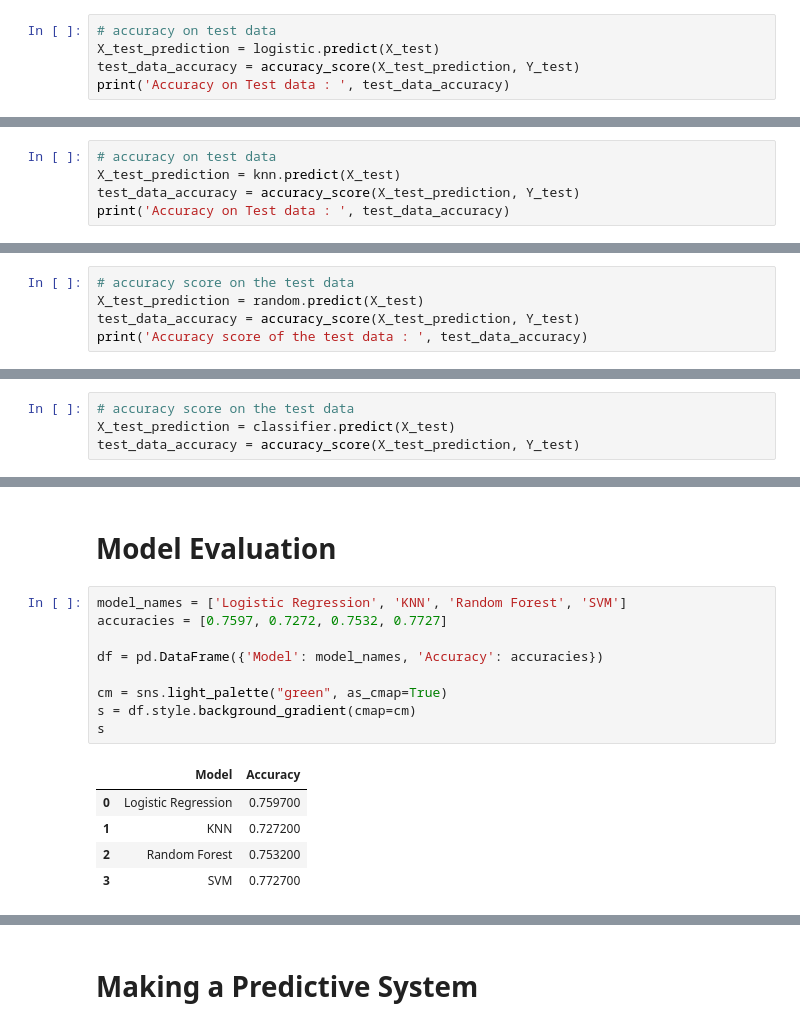
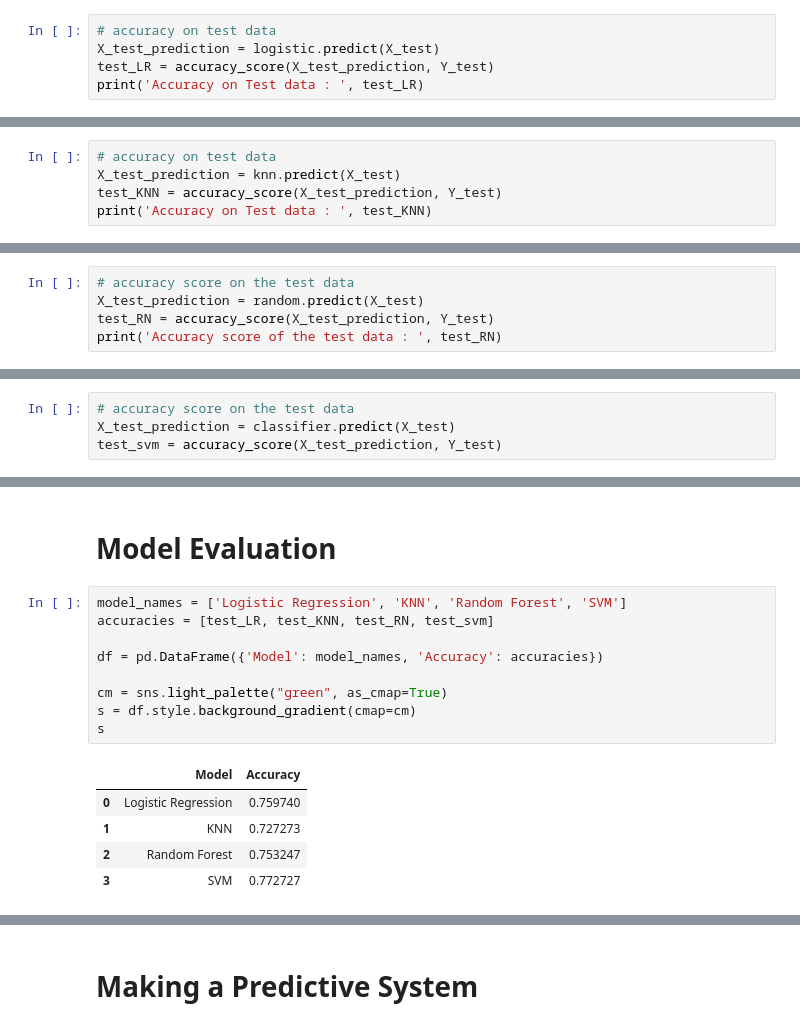
Before and after one commit to Sugam-01/Heart_disease_and_Diabetes_prediction, a Jupyter notebook: colab_files_to_train_models/diabetes.ipynb, the cells around one changed output, grey strips where cells are left out. Cells and saved outputs as stored; diff of their text form.

```diff
--- a/colab_files_to_train_models/diabetes.ipynb
+++ b/colab_files_to_train_models/diabetes.ipynb
@@ -186,8 +186,8 @@ LogisticRegression(max_iter=1000)
 # %%
 # accuracy on test data
 X_test_prediction = logistic.predict(X_test)
-test_data_accuracy = accuracy_score(X_test_prediction, Y_test)
-print('Accuracy on Test data : ', test_data_accuracy)
+test_LR = accuracy_score(X_test_prediction, Y_test)
+print('Accuracy on Test data : ', test_LR)
 # %% [output]
 Accuracy on Test data :  0.7597402597402597
 # %%
@@ -223,8 +223,8 @@ KNeighborsClassifier()
 # %%
 # accuracy on test data
 X_test_prediction = knn.predict(X_test)
-test_data_accuracy = accuracy_score(X_test_prediction, Y_test)
-print('Accuracy on Test data : ', test_data_accuracy)
+test_KNN = accuracy_score(X_test_prediction, Y_test)
+print('Accuracy on Test data : ', test_KNN)
 # %% [output]
 Accuracy on Test data :  0.7272727272727273
 # %%
@@ -260,6 +260,6 @@ RandomForestClassifier()
 # %%
 # accuracy score on the test data
 X_test_prediction = random.predict(X_test)
-test_data_accuracy = accuracy_score(X_test_prediction, Y_test)
-print('Accuracy score of the test data : ', test_data_accuracy)
+test_RN = accuracy_score(X_test_prediction, Y_test)
+print('Accuracy score of the test data : ', test_RN)
 # %% [output]
@@ -304,5 +304,5 @@ SVC(kernel='linear')
 # %%
 # accuracy score on the test data
 X_test_prediction = classifier.predict(X_test)
-test_data_accuracy = accuracy_score(X_test_prediction, Y_test)
+test_svm = accuracy_score(X_test_prediction, Y_test)
 # %%
@@ -343,17 +343,17 @@ Confusion Matrix:
 # Model Evaluation
 # %%
 model_names = ['Logistic Regression', 'KNN', 'Random Forest', 'SVM']
-accuracies = [0.7597, 0.7272, 0.7532, 0.7727]
+accuracies = [test_LR, test_KNN, test_RN, test_svm]
 
 df = pd.DataFrame({'Model': model_names, 'Accuracy': accuracies})
 
 cm = sns.light_palette("green", as_cmap=True)
 s = df.style.background_gradient(cmap=cm)
 s
 # %% [output]
 |  | Model | Accuracy |
-| 0 | Logistic Regression | 0.759700 |
-| 1 | KNN | 0.727200 |
-| 2 | Random Forest | 0.753200 |
-| 3 | SVM | 0.772700 |
+| 0 | Logistic Regression | 0.759740 |
+| 1 | KNN | 0.727273 |
+| 2 | Random Forest | 0.753247 |
+| 3 | SVM | 0.772727 |
 # %%
```
Also changed, not shown: parts of 6 cells of this notebook, 1 other file.
